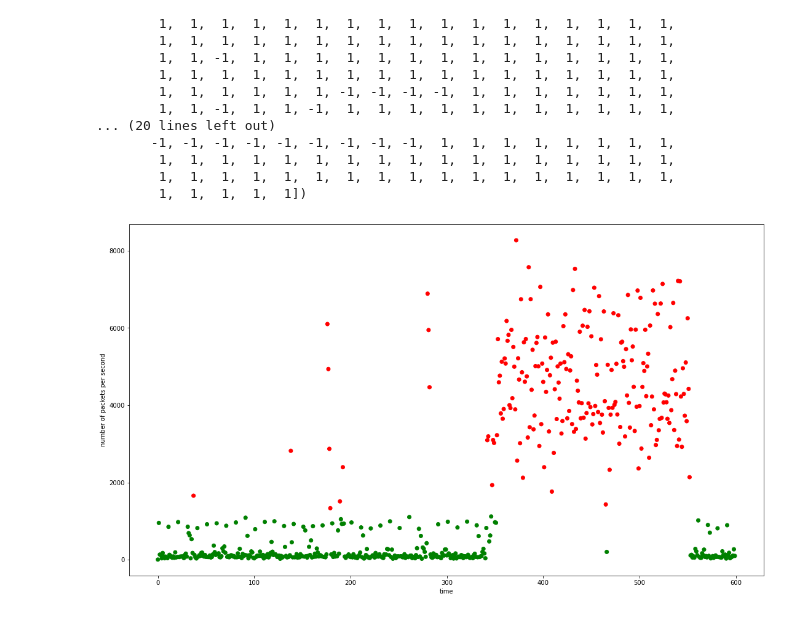
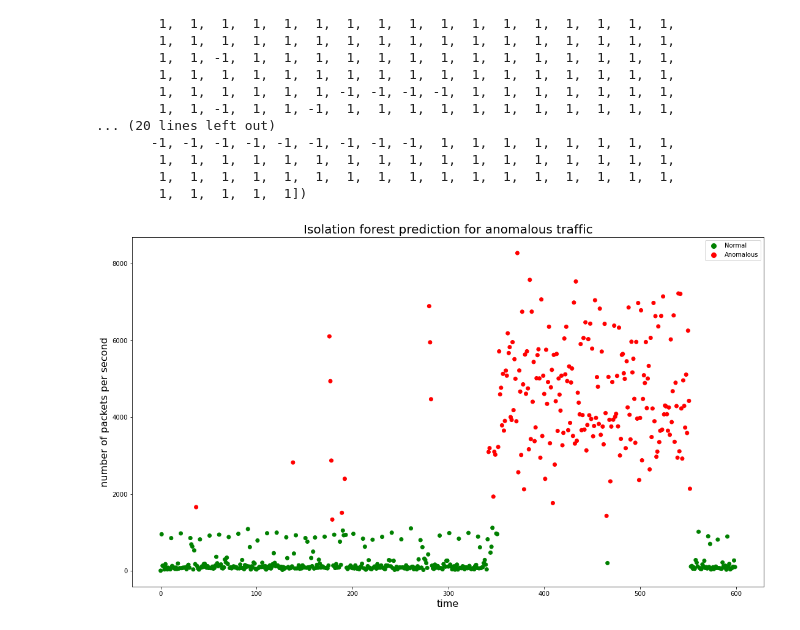
Before and after one commit to hotshot07/thesis, a Jupyter notebook: final_notebooks/time_series_analysis/Time series analysis.ipynb, the cells around one changed output. Cells and saved outputs as stored; diff of their text form; code cells hidden in the pictures.

```diff
--- a/final_notebooks/time_series_analysis/Time series analysis.ipynb
+++ b/final_notebooks/time_series_analysis/Time series analysis.ipynb
@@ -28,5 +23,12 @@ df = df.set_index('timestamp')
 # %%
 df = df.resample('1S').sum()
 # %%
-plt.plot(df['packet'])
+plt.rcParams["figure.figsize"] = (16,9)
+plt.plot(df['packet'], label = "Total packets")
+plt.xlabel('Time', fontsize=16)
+plt.ylabel('Packets per second',fontsize=16)
+plt.title("Number of packets flowing through cbr0 per second", fontsize=20)
+plt.legend()
+plt.savefig("normal_packet_flow.jpg", dpi = 220, bbox_inches='tight')
+plt.show()
 # %% [output]
@@ -35,6 +36,6 @@ plt.plot(df['packet'])
 # %%
 from sklearn.ensemble import IsolationForest
-model=IsolationForest(n_estimators=100, max_samples='auto',contamination=float(0.01), verbose = 2)
+model=IsolationForest(n_estimators=100, max_samples='auto',contamination=float(0.01), verbose = 0)
 # %%
 model.fit(df.values)
 # %% [output]
@@ -99,11 +80,18 @@ for x in list(pred):
     else:
         color_array.append('g')
 # %%
+from matplotlib.lines import Line2D
+
+legend_elements = [Line2D([0], [0], marker='o', color='w', label='Normal', markerfacecolor='g', markersize=10),
+                   Line2D([0], [0], marker='o', color='w', label='Anomalous', markerfacecolor='r', markersize=10)]
+
 fig = plt.figure()
 fig.set_size_inches(18.5, 10.5)
-plt.xlabel("time")
-plt.ylabel("number of packets per second")
-plt.scatter([x for x in range(len(pred))], [x for x in list(df_attack['packet'])],color = color_array)
+plt.xlabel("time", fontsize=16)
+plt.ylabel("number of packets per second", fontsize=16)
+plt.title("Isolation forest prediction for anomalous traffic", fontsize=20)
+plt.scatter([x for x in range(len(pred))], [x for x in list(df_attack['packet'])],color = color_array, label = "attack")
+plt.legend(handles=legend_elements, loc='upper right')
 plt.savefig("isolation_forest.jpg", dpi = 220, bbox_inches='tight')
 # %% [output]
-[figure, old version]
+[figure, new version]
```
Also changed, not shown: parts of 4 cells of this notebook, 27 other files.
